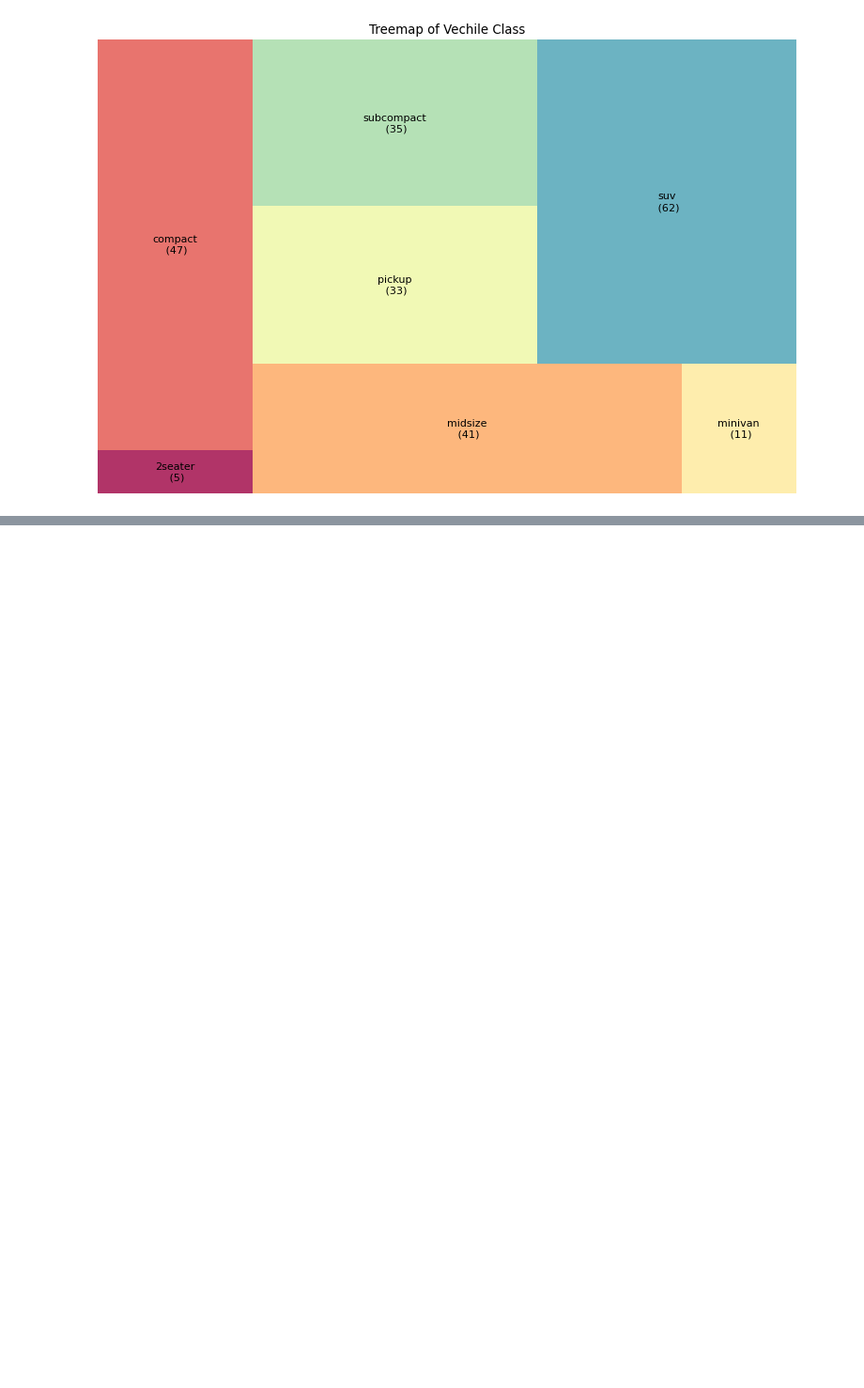
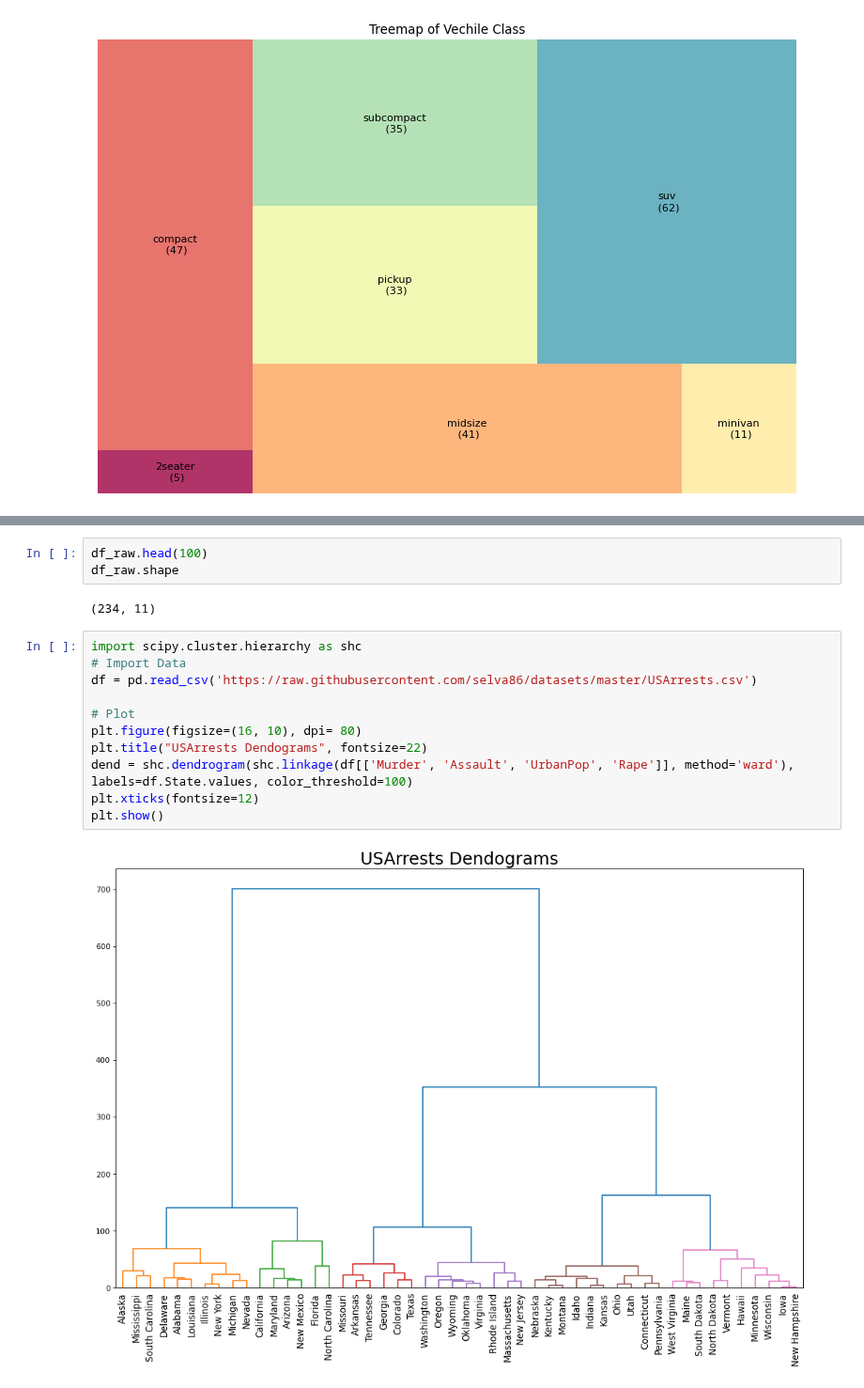
Before and after one commit to mulukenm/DataVisualization, a Jupyter notebook: ABS_Visualization.ipynb, the cells around one changed output, grey strips where cells are left out. Shown at 94% size. Saved outputs shown, nothing was run; the diff lists cells and outputs as text; blank space fills up the shorter version.

```diff
--- a/ABS_Visualization.ipynb
+++ b/ABS_Visualization.ipynb
@@ -78,0 +86,18 @@ df_raw.shape
+# %%
+df_raw.head(100)
+df_raw.shape
+# %% [output]
+(234, 11)
+# %%
+import scipy.cluster.hierarchy as shc
+# Import Data
+df = pd.read_csv('https://raw.githubusercontent.com/selva86/datasets/master/USArrests.csv')
+
+# Plot
+plt.figure(figsize=(16, 10), dpi= 80)
+plt.title("USArrests Dendograms", fontsize=22)
+dend = shc.dendrogram(shc.linkage(df[['Murder', 'Assault', 'UrbanPop', 'Rape']], method='ward'), labels=df.State.values, color_threshold=100)
+plt.xticks(fontsize=12)
+plt.show()
+# %% [output]
+[figure, added]
```
Also changed, not shown: parts of 8 cells of this notebook.
